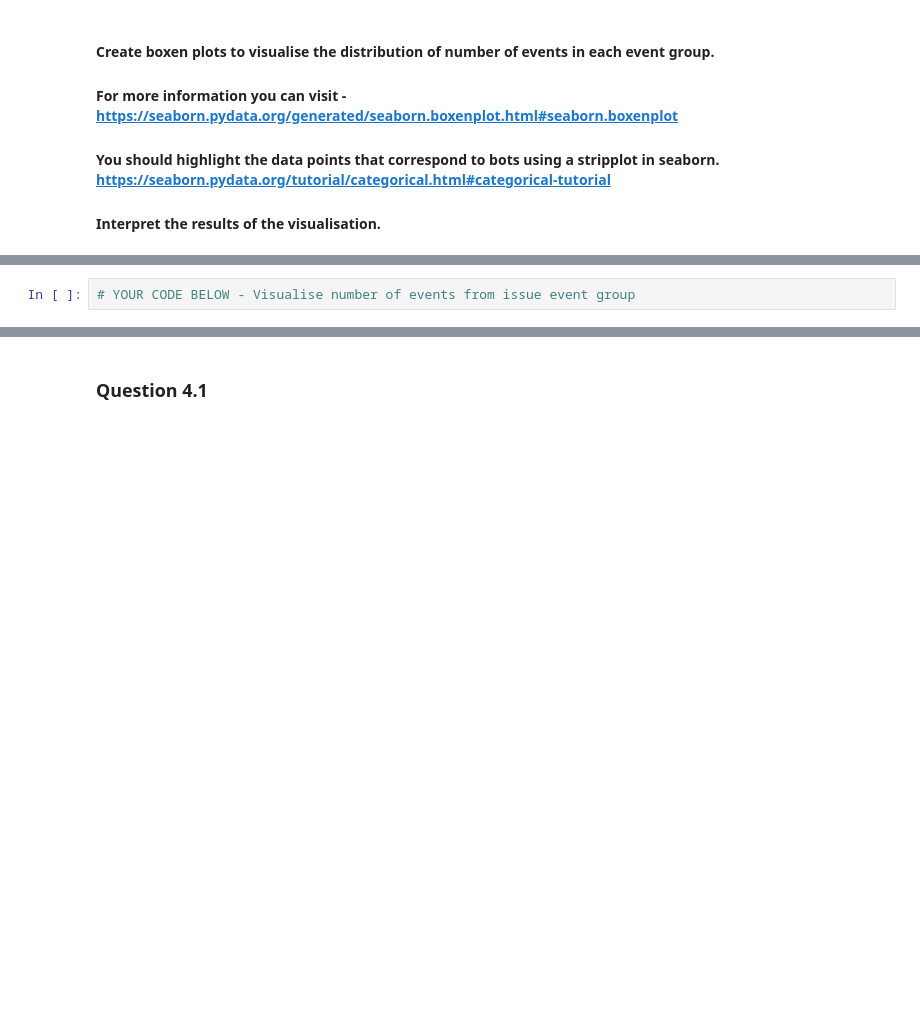
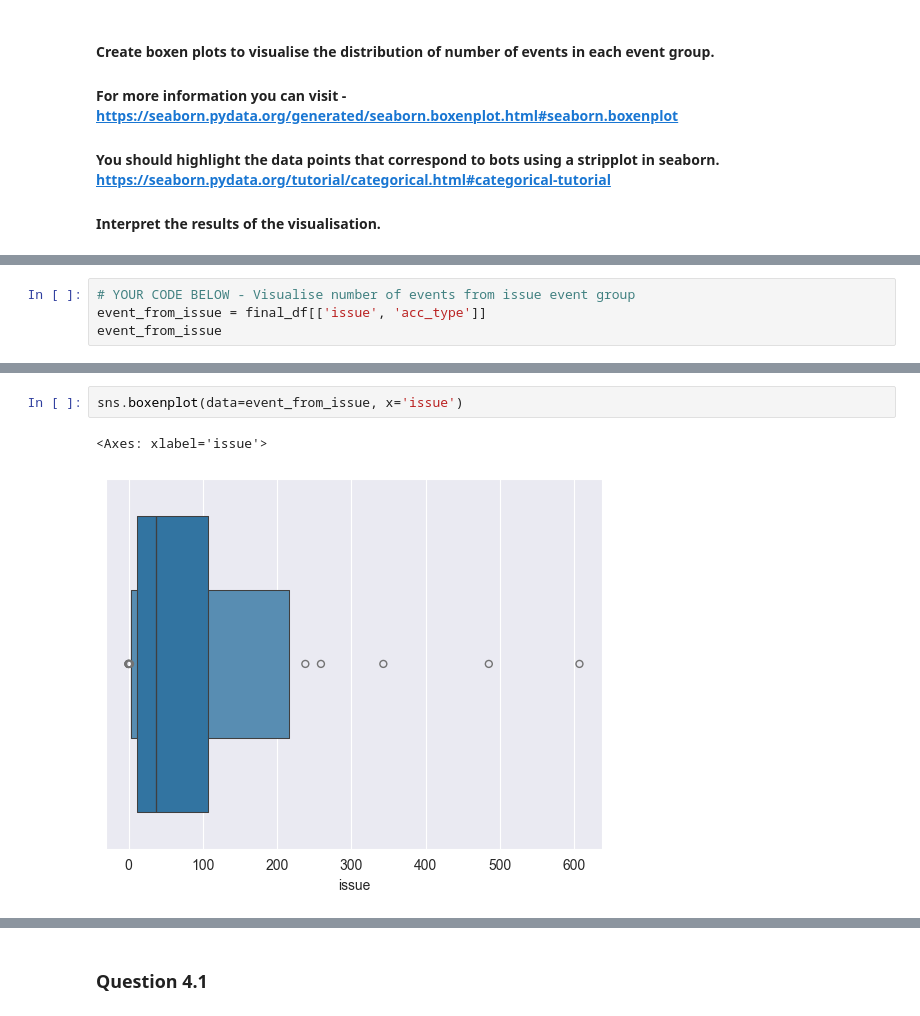
Before and after one commit to Oz-NoXIII/Software_Evolution_TP_bots, a Jupyter notebook: TP_bots_template.ipynb, the cells around one changed output, grey strips where cells are left out. Cells and saved outputs as stored; diff of their text form; blank space fills up the shorter version.

```diff
--- a/TP_bots_template.ipynb
+++ b/TP_bots_template.ipynb
@@ -700,2 +918,4 @@ df_medians.pivot(index='acc_type', columns='event_group', values='median')#.rese
 # %%
 # YOUR CODE BELOW - Visualise number of events from issue event group
+event_from_issue = final_df[['issue', 'acc_type']]
+event_from_issue
@@ -701,0 +940,5 @@ df_medians.pivot(index='acc_type', columns='event_group', values='median')#.rese
+# %%
+sns.boxenplot(data=event_from_issue, x='issue')
+# %% [output]
+<Axes: xlabel='issue'>
+[figure, added]
```
Also changed, not shown: parts of 39 cells of this notebook.
